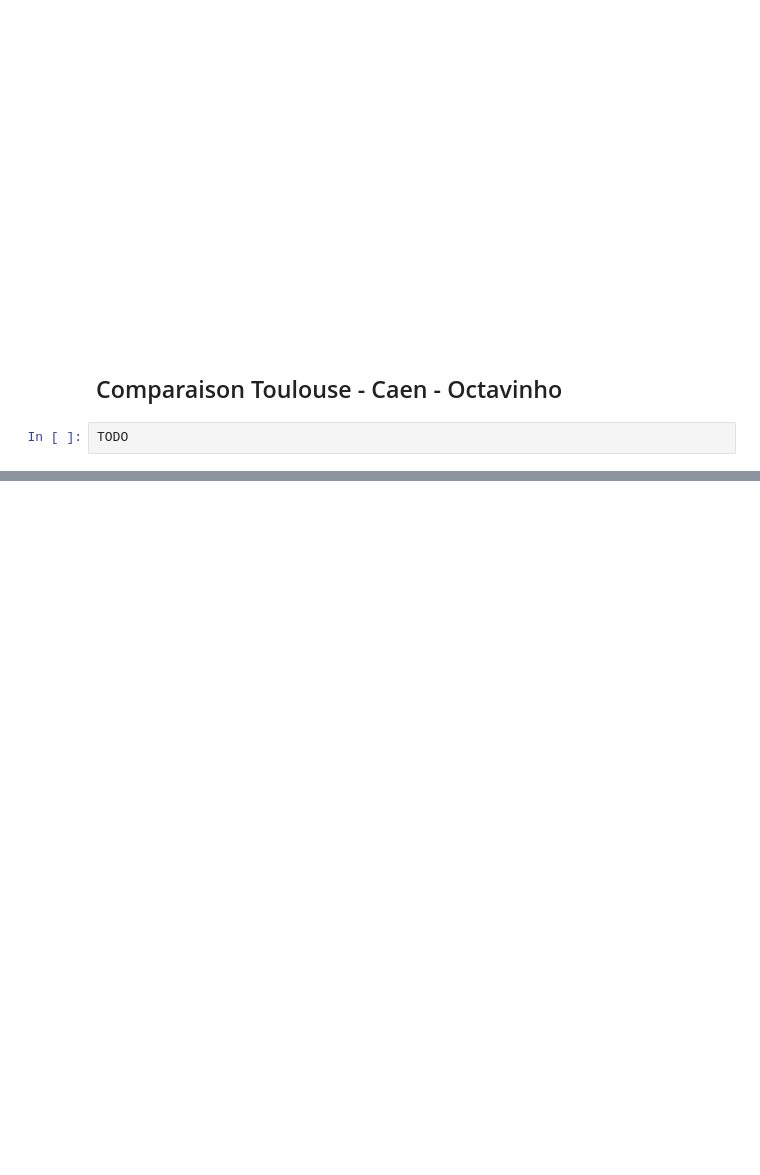
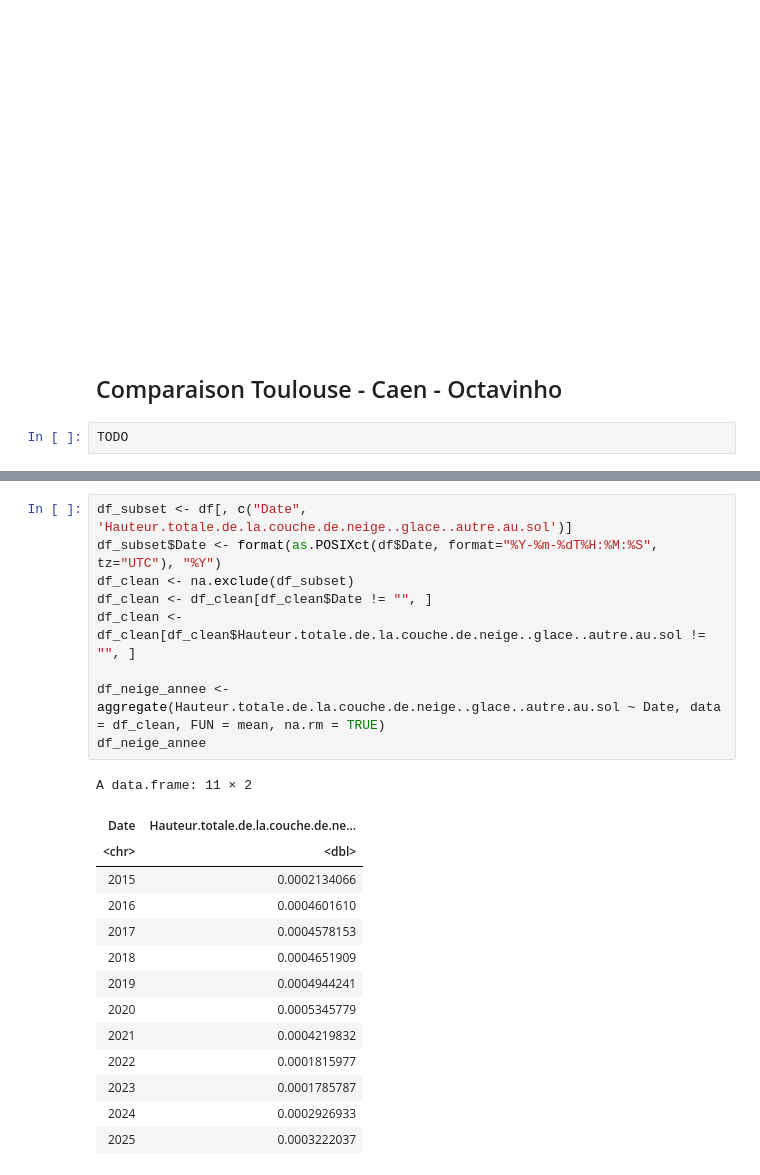
Before and after one commit to alextonon/BE_R, a Jupyter notebook: Projet_R_alex_et_audrey.ipynb, the cells around one changed output, grey strips where cells are left out. Drawn from its saved outputs; the diff is of its cells as text; blank space fills up the shorter version.

```diff
--- a/Projet_R_alex_et_audrey.ipynb
+++ b/Projet_R_alex_et_audrey.ipynb
@@ -185,0 +238,24 @@ TODO
+# %%
+df_subset <- df[, c("Date", 'Hauteur.totale.de.la.couche.de.neige..glace..autre.au.sol')]
+df_subset$Date <- format(as.POSIXct(df$Date, format="%Y-%m-%dT%H:%M:%S", tz="UTC"), "%Y")
+df_clean <- na.exclude(df_subset)
+df_clean <- df_clean[df_clean$Date != "", ]
+df_clean <- df_clean[df_clean$Hauteur.totale.de.la.couche.de.neige..glace..autre.au.sol != "", ]
+
+df_neige_annee <- aggregate(Hauteur.totale.de.la.couche.de.neige..glace..autre.au.sol ~ Date, data = df_clean, FUN = mean, na.rm = TRUE)
+df_neige_annee
+# %% [output]
+A data.frame: 11 × 2
+| Date | Hauteur.totale.de.la.couche.de.ne... |
+| <chr> | <dbl> |
+| 2015 | 0.0002134066 |
+| 2016 | 0.0004601610 |
+| 2017 | 0.0004578153 |
+| 2018 | 0.0004651909 |
+| 2019 | 0.0004944241 |
+| 2020 | 0.0005345779 |
+| 2021 | 0.0004219832 |
+| 2022 | 0.0001815977 |
+| 2023 | 0.0001785787 |
+| 2024 | 0.0002926933 |
+| 2025 | 0.0003222037 |
```
Also changed, not shown: parts of 23 cells of this notebook.
